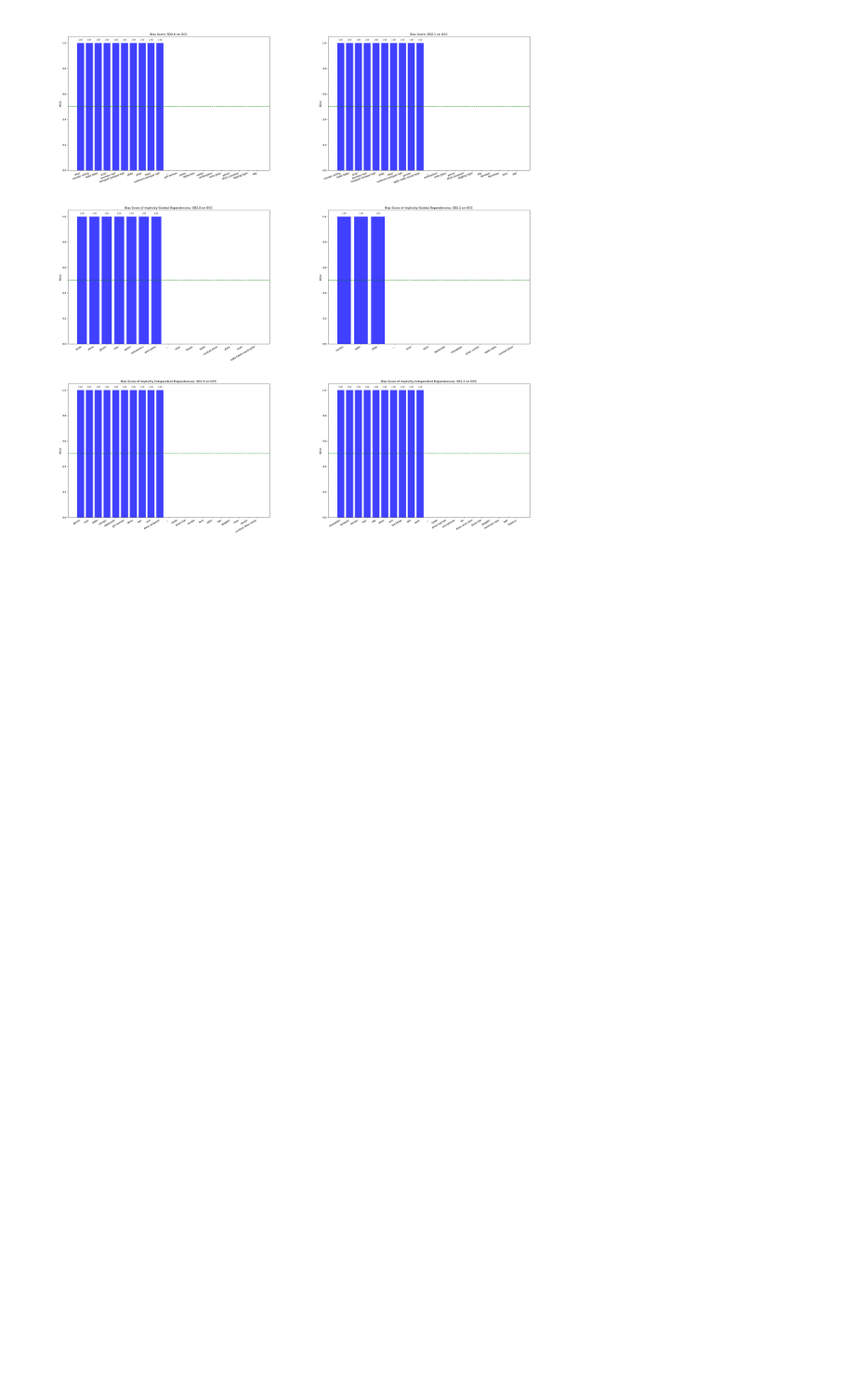
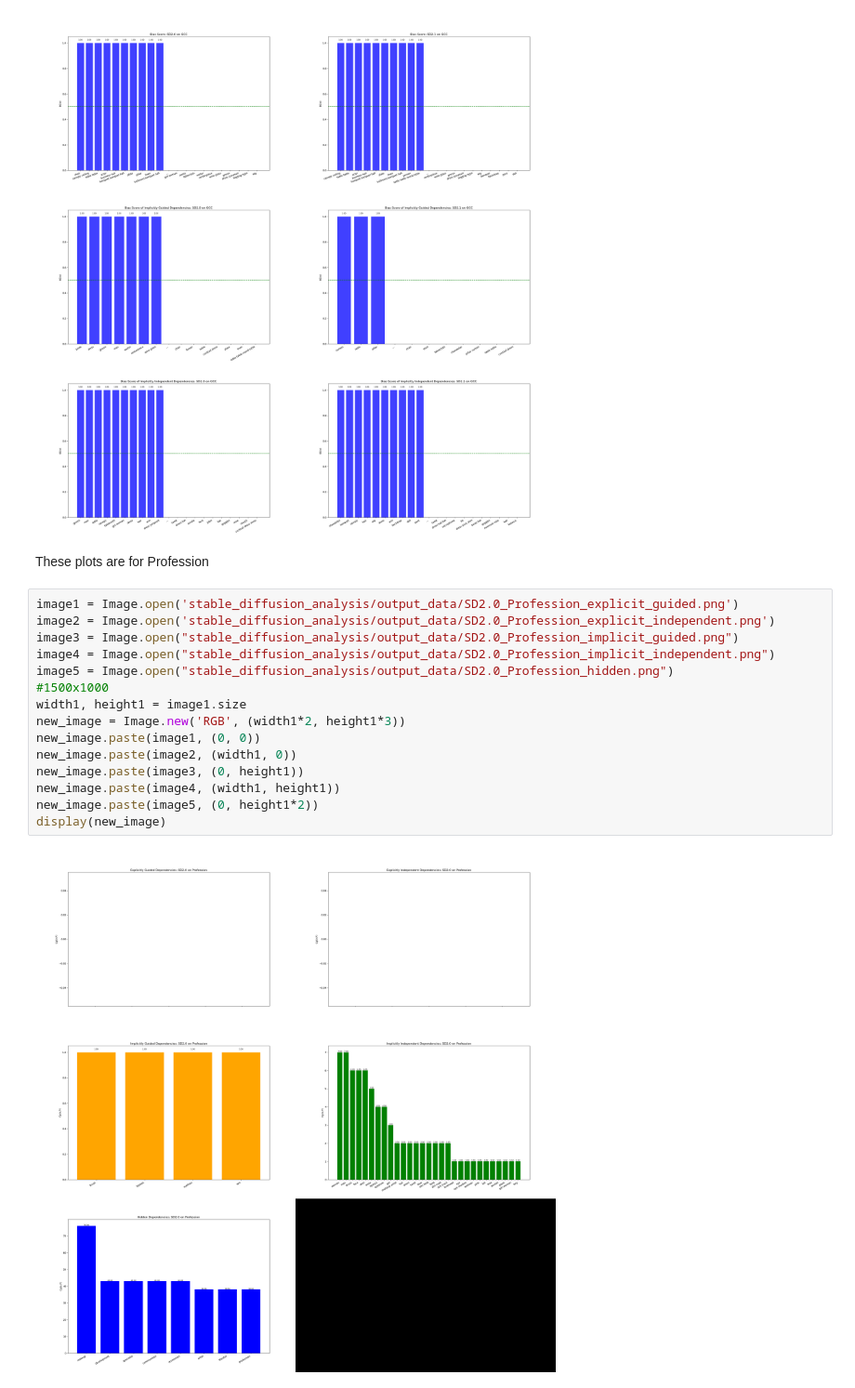
Before and after one commit to tti440/StableDiffusion_Analysis, a Jupyter notebook: stable_diffusion_analysis/example.ipynb, the cells around one changed output. Shown at 93% size. Drawn from its saved outputs; the diff is of its cells as text; blank space fills up the shorter version.

```diff
--- a/stable_diffusion_analysis/example.ipynb
+++ b/stable_diffusion_analysis/example.ipynb
@@ -133,3 +137,22 @@ new_image.paste(image6, (width1, height1*2))
 display(new_image)
 # %% [output]
 [figure]
+# %% [markdown]
+These plots are for Profession
+# %%
+image1 = Image.open('stable_diffusion_analysis/output_data/SD2.0_Profession_explicit_guided.png')
+image2 = Image.open('stable_diffusion_analysis/output_data/SD2.0_Profession_explicit_independent.png')
+image3 = Image.open("stable_diffusion_analysis/output_data/SD2.0_Profession_implicit_guided.png")
+image4 = Image.open("stable_diffusion_analysis/output_data/SD2.0_Profession_implicit_independent.png")
+image5 = Image.open("stable_diffusion_analysis/output_data/SD2.0_Profession_hidden.png")
+#1500x1000
+width1, height1 = image1.size
+new_image = Image.new('RGB', (width1*2, height1*3))
+new_image.paste(image1, (0, 0))
+new_image.paste(image2, (width1, 0))
+new_image.paste(image3, (0, height1))
+new_image.paste(image4, (width1, height1))
+new_image.paste(image5, (0, height1*2))
+display(new_image)
+# %% [output]
+[figure, added]
```
Also changed, not shown: parts of 3 cells of this notebook.
